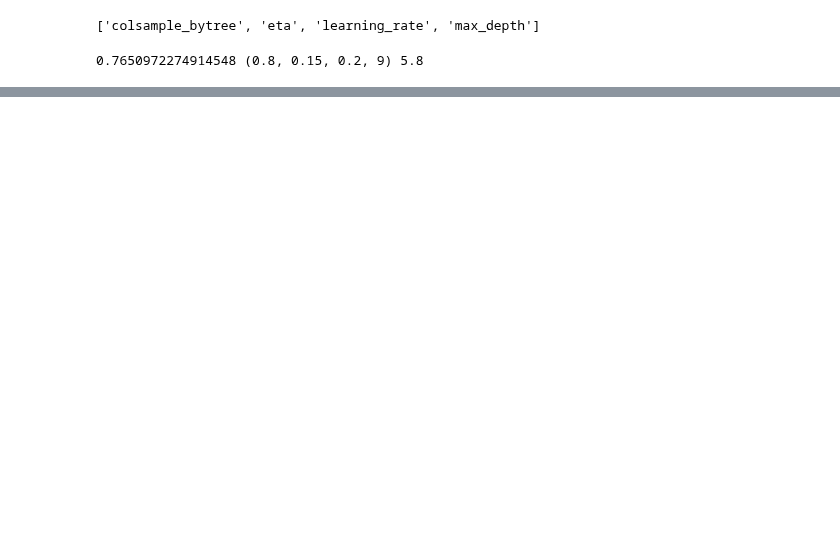
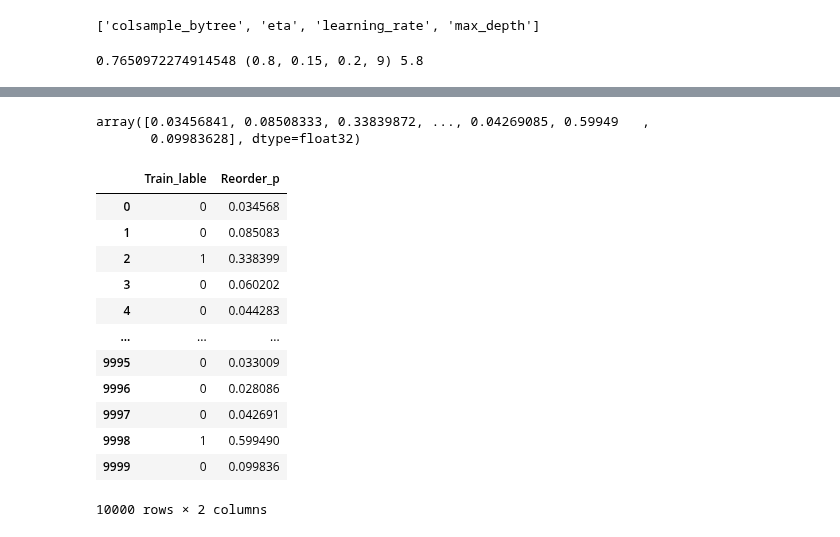
Before and after one commit to jinzhih/predict_xgboost, a Jupyter notebook: XGBoost_prediciton.ipynb, the cells around one changed output, grey strips where cells are left out. Cells and saved outputs as stored; diff of their text form; code cells hidden in the pictures; blank space fills up the shorter version.

```diff
--- a/XGBoost_prediciton.ipynb
+++ b/XGBoost_prediciton.ipynb
@@ -424,0 +457,23 @@ print(score,opt,avg_num_round)
+# %%
+pred_probs
+# %% [output]
+array([0.03456841, 0.08508333, 0.33839872, ..., 0.04269085, 0.59949   ,
+       0.09983628], dtype=float32)
+# %%
+train_reorder_lable = (pred_probs>=best_threshold).astype('int')
+train_table = pd.DataFrame({'Train_lable':train_reorder_lable,'Reorder_p': pred_probs})
+train_table
+# %% [output]
+|  | Train_lable | Reorder_p |
+| 0 | 0 | 0.034568 |
+| 1 | 0 | 0.085083 |
+| 2 | 1 | 0.338399 |
+| 3 | 0 | 0.060202 |
+| 4 | 0 | 0.044283 |
+| ... | ... | ... |
+| 9995 | 0 | 0.033009 |
+| 9996 | 0 | 0.028086 |
+| 9997 | 0 | 0.042691 |
+| 9998 | 1 | 0.599490 |
+| 9999 | 0 | 0.099836 |
+10000 rows × 2 columns
```
Also changed, not shown: parts of 5 cells of this notebook.
